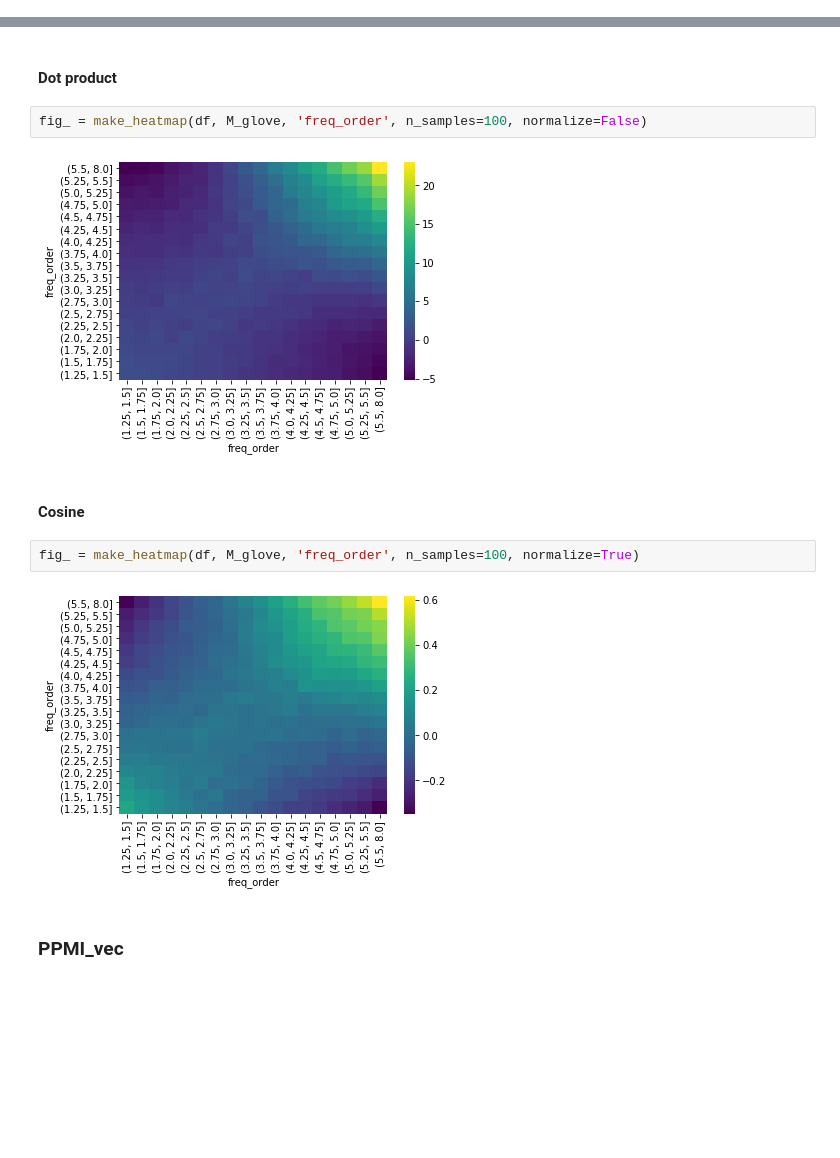
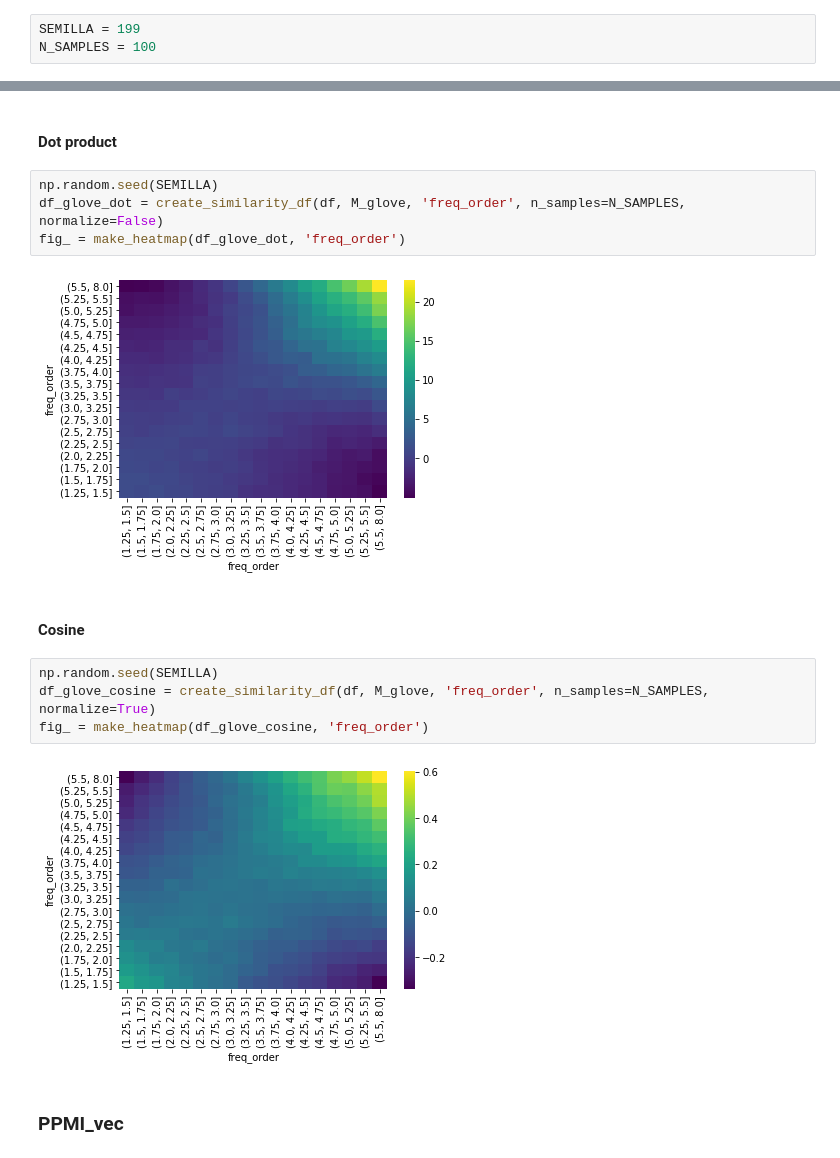
Before and after one commit to ftvalentini/tesis-BiasNLP, a Jupyter notebook: analisis_similarities.ipynb, the cells around one changed output, grey strips where cells are left out. Cells and saved outputs as stored; diff of their text form; blank space fills up the shorter version.

```diff
--- a/analisis_similarities.ipynb
+++ b/analisis_similarities.ipynb
@@ -299,3 +276,6 @@ Para cada combinación de grupos de frecuencias, se muestrean `n_samples` pares
+# %%
+SEMILLA = 199
+N_SAMPLES = 100
 # %% [markdown]
 ### Word2Vec
 # %% [markdown]
@@ -317,15 +299,19 @@ fig_ = make_heatmap(df, M_w2v, 'freq_order', n_samples=100, normalize=True)
 # %% [markdown]
 #### Dot product
 # %%
-fig_ = make_heatmap(df, M_glove, 'freq_order', n_samples=100, normalize=False)
+np.random.seed(SEMILLA)
+df_glove_dot = create_similarity_df(df, M_glove, 'freq_order', n_samples=N_SAMPLES, normalize=False)
+fig_ = make_heatmap(df_glove_dot, 'freq_order')
 # %% [output]
-[figure, old version]
+[figure, new version]
 # %% [markdown]
 #### Cosine
 # %%
-fig_ = make_heatmap(df, M_glove, 'freq_order', n_samples=100, normalize=True)
+np.random.seed(SEMILLA)
+df_glove_cosine = create_similarity_df(df, M_glove, 'freq_order', n_samples=N_SAMPLES, normalize=True)
+fig_ = make_heatmap(df_glove_cosine, 'freq_order')
 # %% [output]
-[figure, old version]
+[figure, new version]
 # %% [markdown]
 ### PPMI_vec
 # %% [markdown]
```
Also changed, not shown: parts of 29 cells of this notebook.
